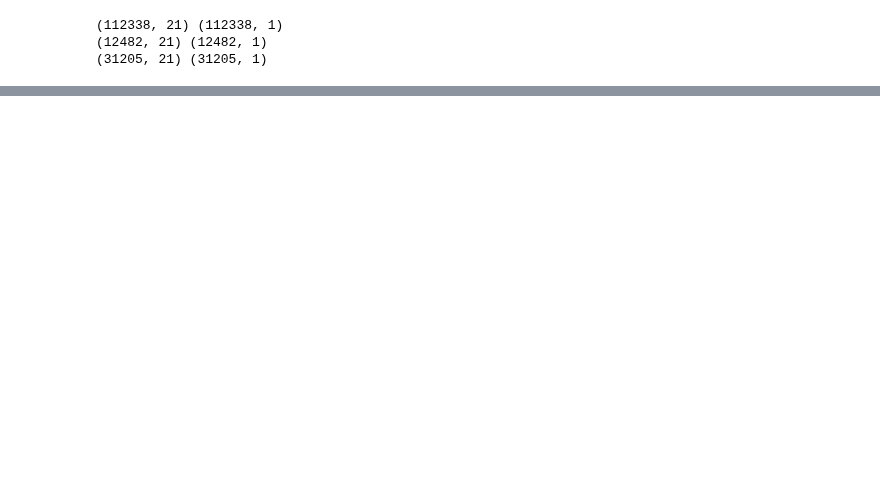
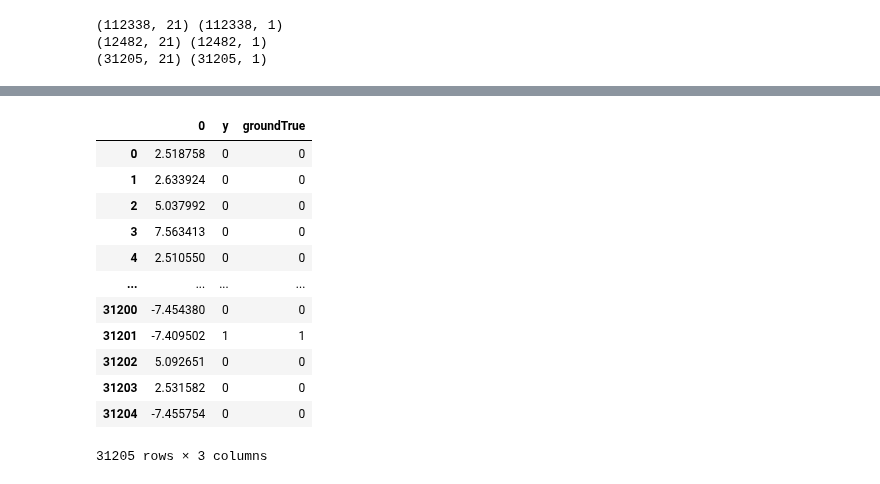
Before and after one commit to ecdison/Group9_MachineLearningHC, a Jupyter notebook: DNN_Classification.ipynb, the cells around one changed output, grey strips where cells are left out. Saved outputs shown, nothing was run; the diff lists cells and outputs as text; code cells hidden in the pictures; blank space fills up the shorter version.

```diff
--- a/DNN_Classification.ipynb
+++ b/DNN_Classification.ipynb
@@ -59,3 +60,6 @@ class DNN_Regression(nn.Module):
         x = self.layers(x)
         x = x.squeeze(1) # (B, 1) -> (B)
         return x
+# %%
+model = DNN_Regression(22)
+print(model)
@@ -283,15 +324,29 @@ preds = predict(test_loader, model, device)
 # %%
 from sklearn.decomposition import PCA
 
 pca = PCA(n_components=1)
 pca_train_x = pca.fit_transform(train_x)
 
 pca_test_x = pca.transform(test_x)
 
 df = pd.DataFrame(pca_test_x)
-df['y'] = preds
+df['y'] = prediction
 df['groundTrue'] = test_y
 df
+# %% [output]
+|  | 0 | y | groundTrue |
+| 0 | 2.518758 | 0 | 0 |
+| 1 | 2.633924 | 0 | 0 |
+| 2 | 5.037992 | 0 | 0 |
+| 3 | 7.563413 | 0 | 0 |
+| 4 | 2.510550 | 0 | 0 |
+| ... | ... | ... | ... |
+| 31200 | -7.454380 | 0 | 0 |
+| 31201 | -7.409502 | 1 | 1 |
+| 31202 | 5.092651 | 0 | 0 |
+| 31203 | 2.531582 | 0 | 0 |
+| 31204 | -7.455754 | 0 | 0 |
+31205 rows × 3 columns
 # %%
 import matplotlib.pyplot as plt
 import seaborn as sns
```
Also changed, not shown: parts of 19 cells of this notebook, 45 other files.
